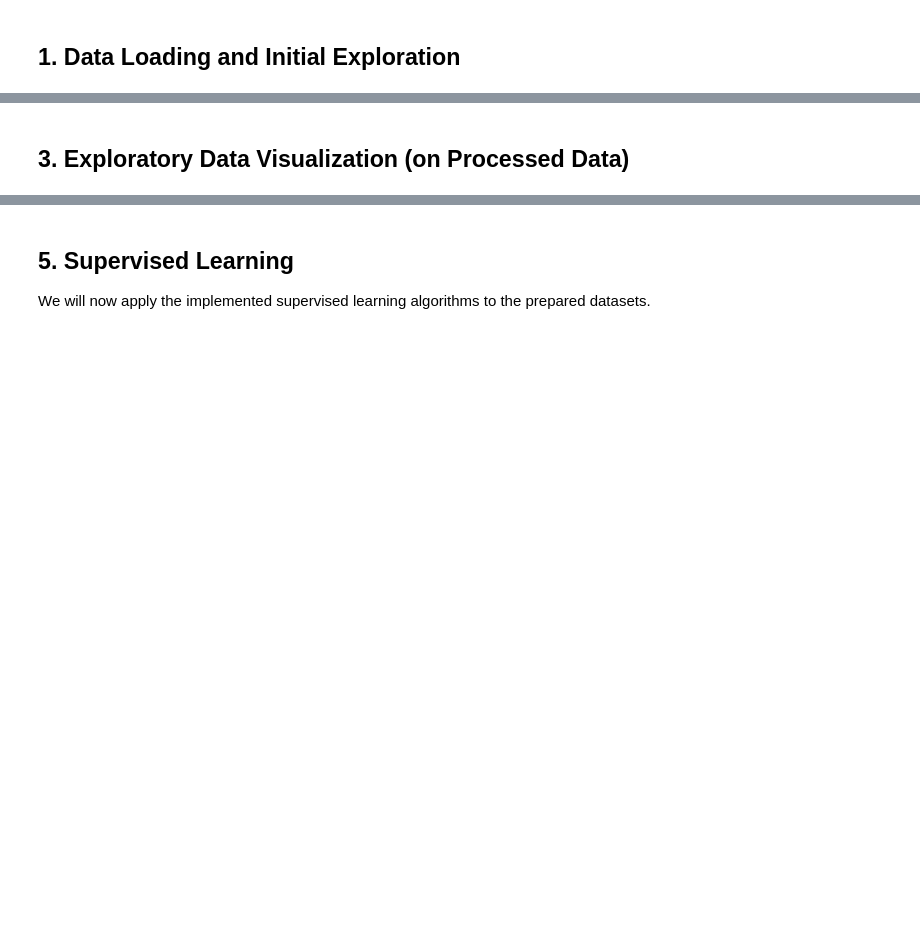
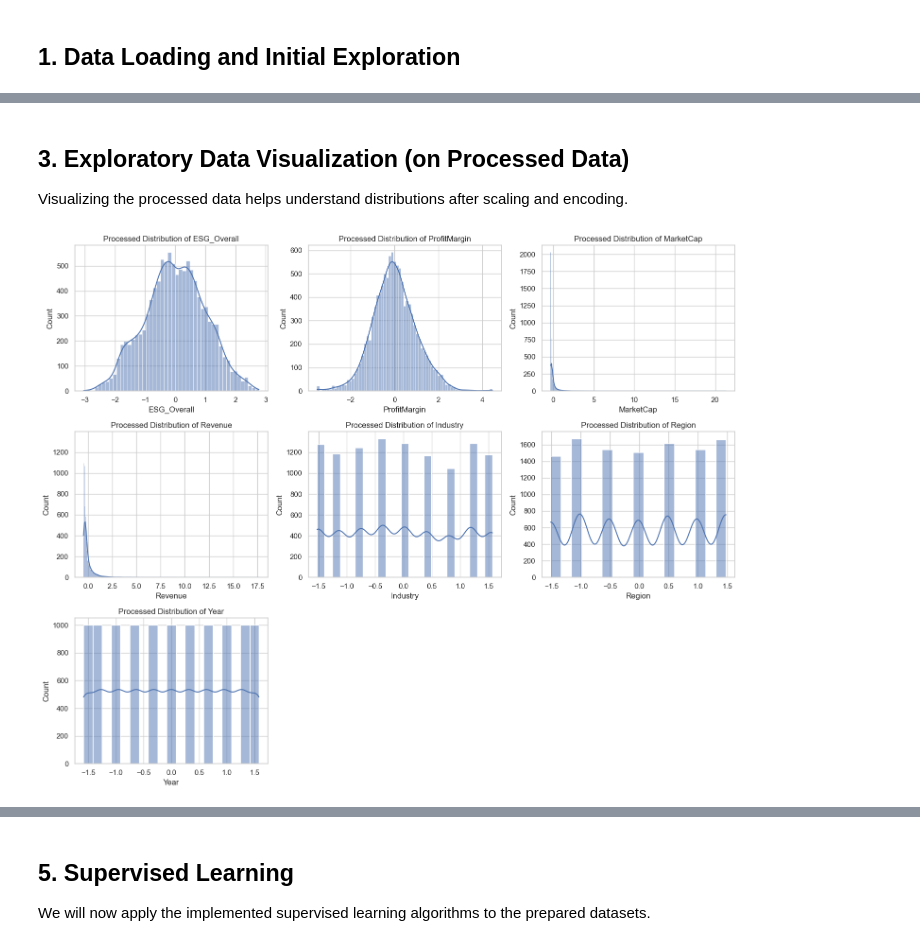
Before and after one commit to nargessdnd/CMOR_Final_Project, a Jupyter notebook: ESG_Financial_Analysis.ipynb, the cells around one changed output, grey strips where cells are left out. Saved outputs shown, nothing was run; the diff lists cells and outputs as text; code cells hidden in the pictures; blank space fills up the shorter version.

Commit message:
+ Some minor fixes. + Some updates on the notebook. + Added label propagation example. + Added new image dataset for SVM method.

```diff
--- a/ESG_Financial_Analysis.ipynb
+++ b/ESG_Financial_Analysis.ipynb
@@ -98,33 +113,33 @@ print("Libraries and modules imported.")
 # %%
 # Define the relative path to the data file
 # Assumes the notebook is running in the root directory 'ML_Course_Project'
-file_path = "./data/company_esg_financial_dataset.csv"
+esg_file_path = "./data/company_esg_financial_dataset.csv"
 
 df_original = None # Initialize df to None
 
 try:
     # Check if the file exists at the specified path
-    if os.path.exists(file_path):
+    if os.path.exists(esg_file_path):
         # Load the CSV file into a pandas DataFrame
-        df_original = pd.read_csv(file_path)
-        print(f"Successfully loaded data from: {file_path}")
+        df_original = pd.read_csv(esg_file_path)
+        print(f"Successfully loaded ESG data from: {esg_file_path}")
     else:
-        print(f"Error: File not found at the specified path: {file_path}")
+        print(f"Error: File not found at the specified path: {esg_file_path}")
         print("Please ensure the 'data' directory exists and the file 'company_esg_financial_dataset.csv' is inside it.")
 
 except FileNotFoundError:
-    print(f"Error: File not found at path: {file_path}")
+    print(f"Error: File not found at path: {esg_file_path}")
     print("Please double-check the path and file name.")
 except pd.errors.EmptyDataError:
-    print(f"Error: The file at {file_path} is empty.")
+    print(f"Error: The file at {esg_file_path} is empty.")
 except Exception as e:
-    print(f"An error occurred while loading the file: {e}")
+    print(f"An error occurred while loading the ESG file: {e}")
 
 # Proceed with analysis if the DataFrame was loaded successfully
 if df_original is not None:
-    print(f"\nDataset loaded successfully.")
+    print(f"\nESG Dataset loaded successfully.")
     print(f"Shape of the DataFrame: {df_original.shape}")
     print("\nFirst 5 records:")
     display(df_original.head())
 else:
-    print("\nFailed to load dataset. Please check the file path and integrity.")
+    print("\nFailed to load ESG dataset. Please check the file path and integrity.")
@@ -188,16 +309,30 @@ if df_original is not None:
 # %% [markdown]
 ## 3. Exploratory Data Visualization (on Processed Data)
+
+Visualizing the processed data helps understand distributions after scaling and encoding.
 # %%
 # Visualize distributions of key processed features
 if 'df_processed' in locals():
-    plot_cols = ['ESG_Overall', 'ProfitMargin', 'MarketCap', 'Revenue', 'Industry', 'Region']
-    plt.figure(figsize=(15, 10))
-    for i, col in enumerate(plot_cols):
-        plt.subplot(2, 3, i + 1)
-        sns.histplot(df_processed[col], kde=True)
-        plt.title(f'Processed Distribution of {col}')
-    plt.tight_layout()
-    plt.show()
+    plot_cols = ['ESG_Overall', 'ProfitMargin', 'MarketCap', 'Revenue', 'Industry', 'Region', 'Year']
+    # Filter out columns that might not exist if preprocessing failed
+    plot_cols = [col for col in plot_cols if col in df_processed.columns]
+
+    if plot_cols:
+        n_cols_viz = 3
+        n_rows_viz = (len(plot_cols) + n_cols_viz - 1) // n_cols_viz
+        plt.figure(figsize=(n_cols_viz * 5, n_rows_viz * 4))
+        for i, col in enumerate(plot_cols):
+            plt.subplot(n_rows_viz, n_cols_viz, i + 1)
+            sns.histplot(df_processed[col], kde=True)
+            plt.title(f'Processed Distribution of {col}')
+        plt.tight_layout()
+        plt.show()
+    else:
+        print("No columns selected for visualization or df_processed is missing.")
+else:
+    print("DataFrame df_processed not found. Skipping visualizations.")
+# %% [output]
+[figure, added]
 # %%
 # Correlation heatmap for processed numerical columns
 if 'df_processed' in locals():
```
Also changed, not shown: parts of 43 cells of this notebook, 4 other files.
